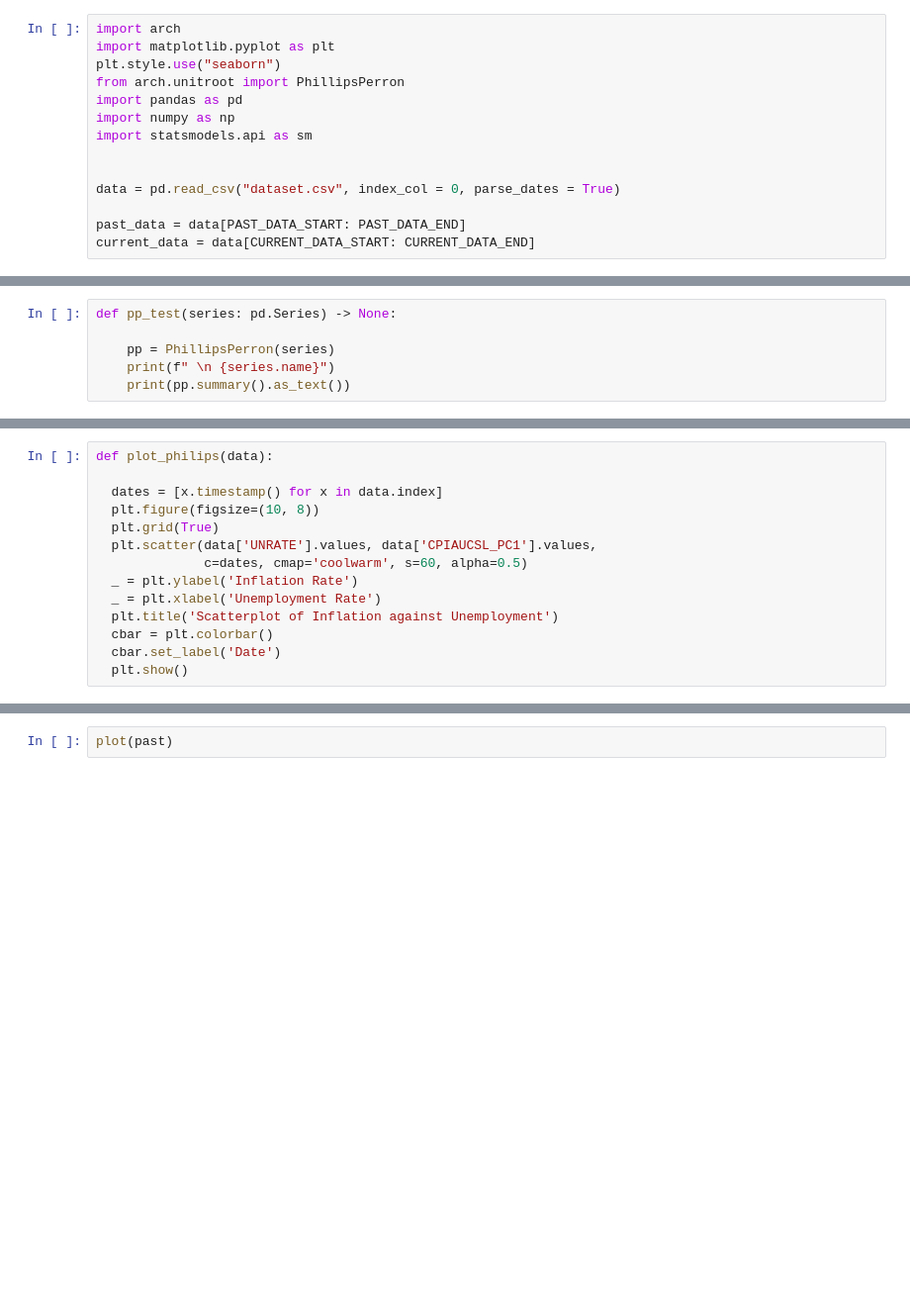
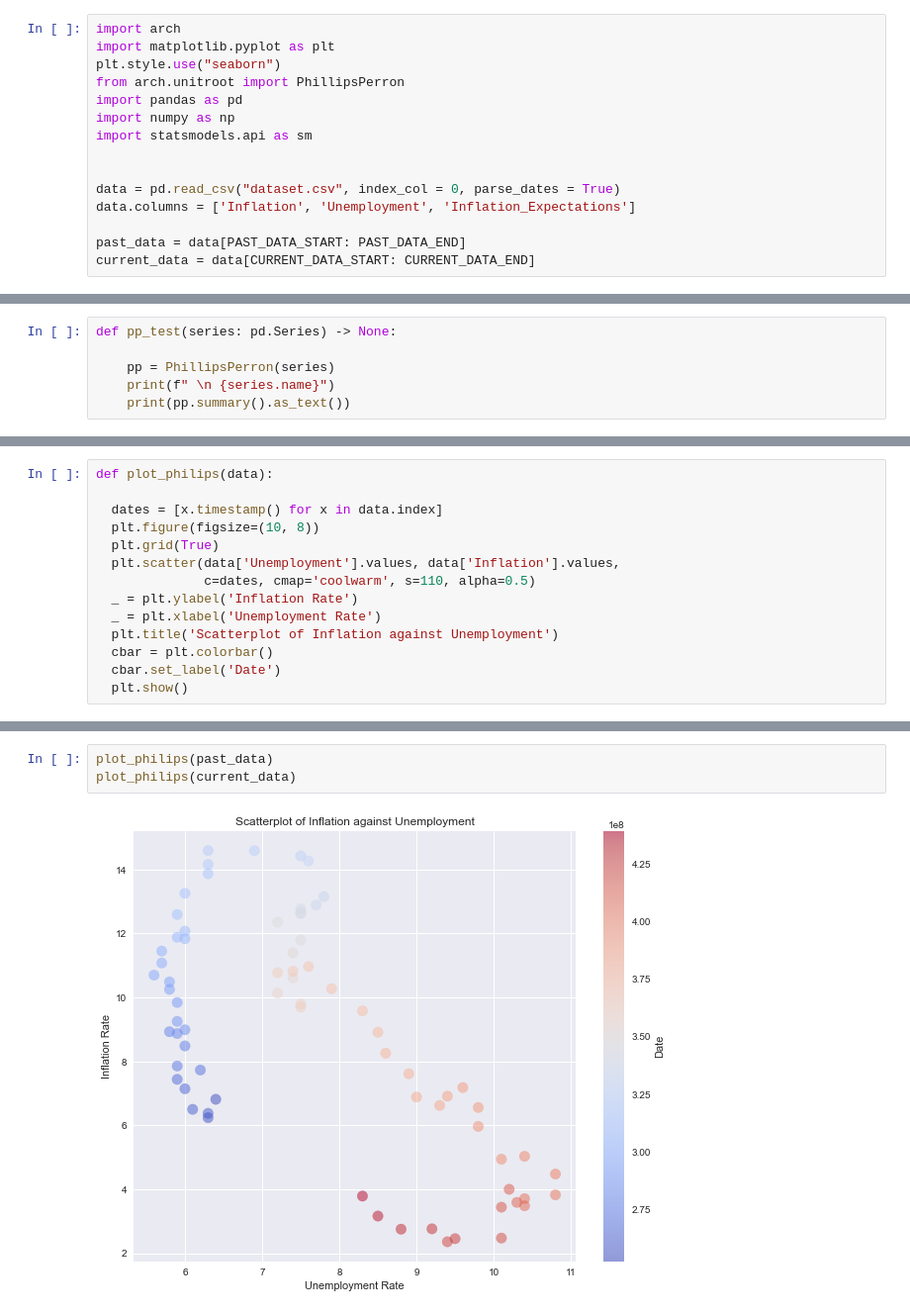
Before and after one commit to samaypanwar/HE3023-Project, a Jupyter notebook: eda_notebook.ipynb, the cells around one changed output, grey strips where cells are left out. Shown at 99% size. Cells and saved outputs as stored; diff of their text form; blank space fills up the shorter version.

```diff
--- a/eda_notebook.ipynb
+++ b/eda_notebook.ipynb
@@ -17,6 +17,7 @@ import statsmodels.api as sm
 
 
 data = pd.read_csv("dataset.csv", index_col = 0, parse_dates = True)
+data.columns = ['Inflation', 'Unemployment', 'Inflation_Expectations']
 
 past_data = data[PAST_DATA_START: PAST_DATA_END]
 current_data = data[CURRENT_DATA_START: CURRENT_DATA_END]
@@ -138,8 +146,8 @@ def plot_philips(data):
   dates = [x.timestamp() for x in data.index]
   plt.figure(figsize=(10, 8))
   plt.grid(True)
-  plt.scatter(data['UNRATE'].values, data['CPIAUCSL_PC1'].values,
-              c=dates, cmap='coolwarm', s=60, alpha=0.5)
+  plt.scatter(data['Unemployment'].values, data['Inflation'].values,
+              c=dates, cmap='coolwarm', s=110, alpha=0.5)
   _ = plt.ylabel('Inflation Rate')
   _ = plt.xlabel('Unemployment Rate')
   plt.title('Scatterplot of Inflation against Unemployment')
@@ -153,2 +161,5 @@ plot_philips(data)
-# %%
-plot(past)
+# %%
+plot_philips(past_data)
+plot_philips(current_data)
+# %% [output]
+[figure, added]
```
Also changed, not shown: parts of 17 cells of this notebook.
